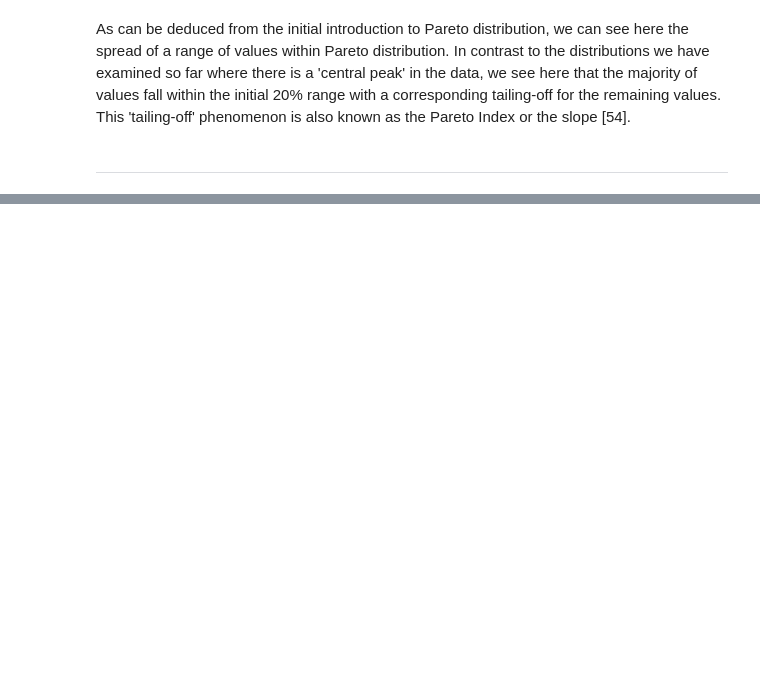
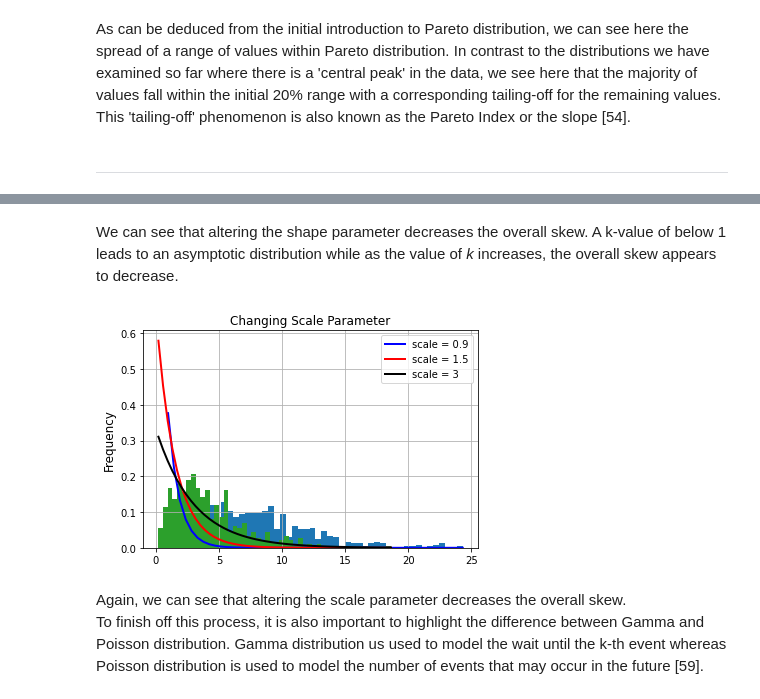
Before and after one commit to conor-mccaffrey/numpy_random, a Jupyter notebook: numpy_random.ipynb, the cells around one changed output, grey strips where cells are left out. Drawn from its saved outputs; the diff is of its cells as text; code cells hidden in the pictures; blank space fills up the shorter version.

```diff
--- a/numpy_random.ipynb
+++ b/numpy_random.ipynb
@@ -582,2 +645,41 @@ As can be deduced from the initial introduction to Pareto distribution, we can s
+# %% [markdown]
+We can see that altering the shape parameter decreases the overall skew. A k-value of below 1 leads to an asymptotic distribution while as the value of <i>k</i> increases, the overall skew appears to decrease.
+# %%
+# Investigating the effect of altering the scale parameter
+g2 = np.random.default_rng().gamma(shape1, scale, 500)
+
+# Changing scale value to 0.9
+shape1, scale1 = 1, 0.9
+count, bins, ignored = plt.hist(g2, 50, density=True)
+y1 = bins**(shape1-1)*(np.exp(-bins/scale1) /
+                     (sps.gamma(shape1)*scale1**shape1))
+plt.plot(bins, y1, linewidth=2, color='blue', label = 'scale = 0.9')
+
+
+# Changing scale value to 1.5
+scale2 =  1.5
+count, bins, ignored = plt.hist(g1, 50, density=True)
+y2 = bins**(shape1-1)*(np.exp(-bins/scale2) /
+                     (sps.gamma(shape1)*scale2**shape1))
+plt.plot(bins, y2, linewidth=2, color='red', label = 'scale = 1.5')
+
+# Changing scale value to 3
+scale3 = 3
+count, bins, ignored = plt.hist(g1, 50, density=True)
+y3 = bins**(shape1-1)*(np.exp(-bins/scale3) /
+                     (sps.gamma(shape1)*scale3**shape1))
+plt.plot(bins, y3, linewidth=2, color='black', label = 'scale = 3')
+
+# Lets overlay our plots
+plt.ylabel('Frequency', size=12)
+plt.title('Changing Scale Parameter', size=12)
+plt.legend()
+plt.grid()
+# %% [output]
+[figure, added]
+# %% [markdown]
+Again, we can see that altering the scale parameter decreases the overall skew.
+<br>
+To finish off this process, it is also important to highlight the difference between Gamma and Poisson distribution. Gamma distribution us used to model the wait until the k-th event whereas Poisson distribution is used to model the number of events that may occur in the future [59].
 # %%
 # Look at the differences between each one (understand what the functions do, programming level of experience)
```
Also changed, not shown: parts of 27 cells of this notebook, 2 other files.
